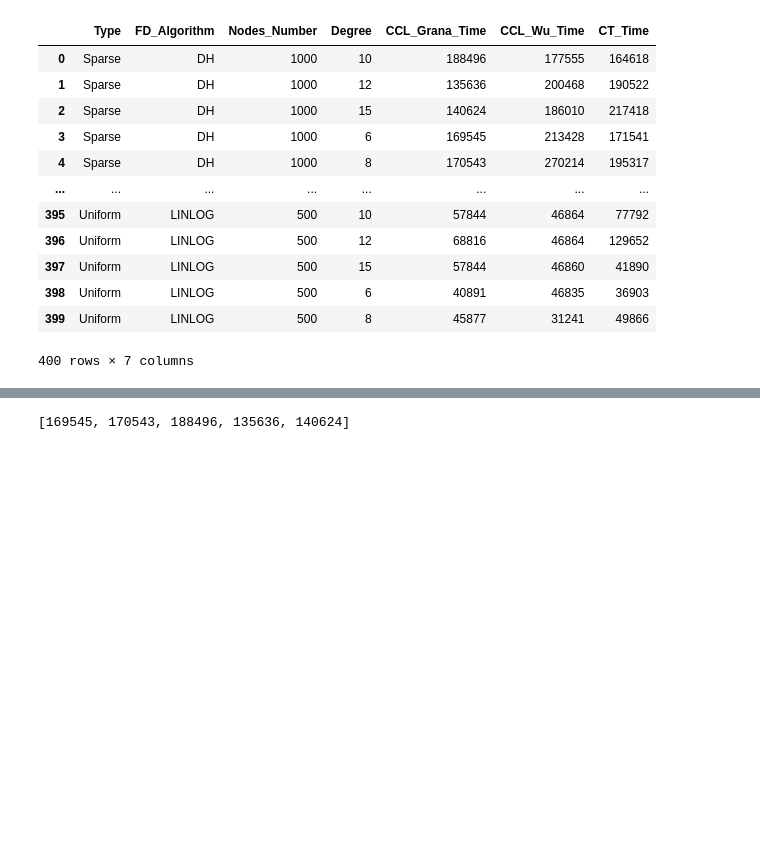
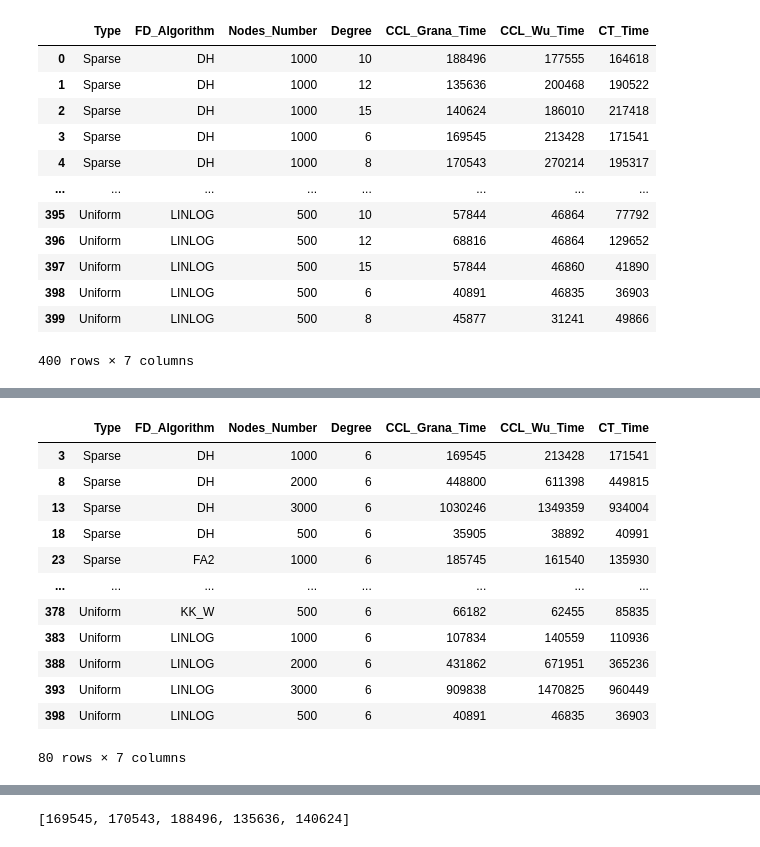
Before and after one commit to UMkashingHui/MyExperiments, a Jupyter notebook: Programs/Excel2Graph/未命名.ipynb, the cells around one changed output, grey strips where cells are left out. Cells and saved outputs as stored; diff of their text form; code cells hidden in the pictures; blank space fills up the shorter version.

```diff
--- a/Programs/Excel2Graph/未命名.ipynb
+++ b/Programs/Excel2Graph/未命名.ipynb
@@ -80,0 +81,16 @@ drawGraphWithSameDegree('Sparse', 'KK_W', '15')
+# %%
+temp
+# %% [output]
+|  | Type | FD_Algorithm | Nodes_Number | Degree | CCL_Grana_Time | CCL_Wu_Time | CT_Time |
+| 3 | Sparse | DH | 1000 | 6 | 169545 | 213428 | 171541 |
+| 8 | Sparse | DH | 2000 | 6 | 448800 | 611398 | 449815 |
+| 13 | Sparse | DH | 3000 | 6 | 1030246 | 1349359 | 934004 |
+| 18 | Sparse | DH | 500 | 6 | 35905 | 38892 | 40991 |
+| 23 | Sparse | FA2 | 1000 | 6 | 185745 | 161540 | 135930 |
+| ... | ... | ... | ... | ... | ... | ... | ... |
+| 378 | Uniform | KK_W | 500 | 6 | 66182 | 62455 | 85835 |
+| 383 | Uniform | LINLOG | 1000 | 6 | 107834 | 140559 | 110936 |
+| 388 | Uniform | LINLOG | 2000 | 6 | 431862 | 671951 | 365236 |
+| 393 | Uniform | LINLOG | 3000 | 6 | 909838 | 1470825 | 960449 |
+| 398 | Uniform | LINLOG | 500 | 6 | 40891 | 46835 | 36903 |
+80 rows × 7 columns
```
Also changed, not shown: parts of 5 cells of this notebook, 4 other files.
